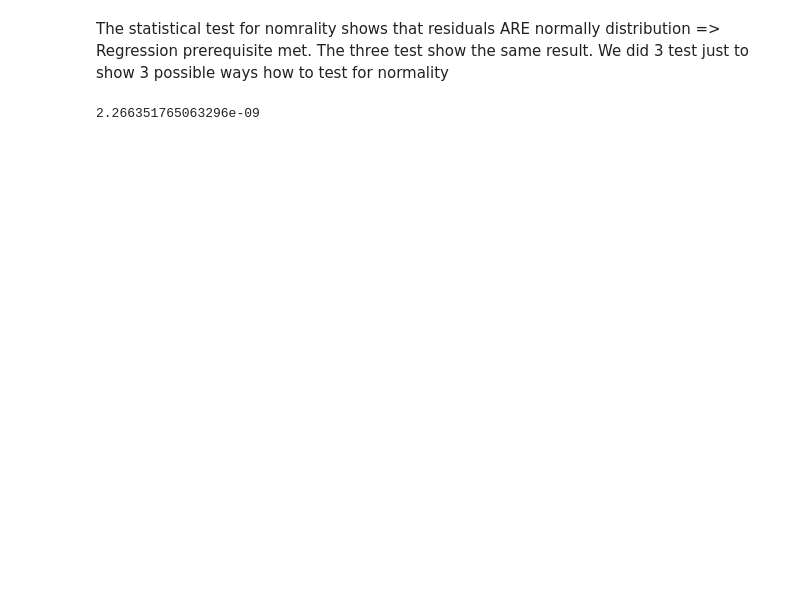
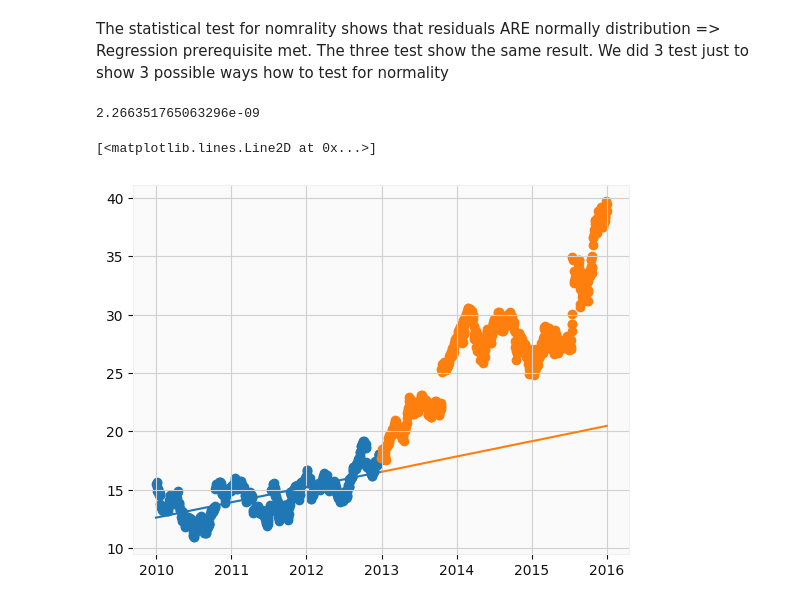
Before and after one commit to gregoja/Stock_Analysis, a Jupyter notebook: project.ipynb, the cells around one changed output. Drawn from its saved outputs; the diff is of its cells as text; code cells hidden in the pictures; blank space fills up the shorter version.

Commit message:
linear regression prediction

```diff
--- a/project.ipynb
+++ b/project.ipynb
@@ -245,8 +245,8 @@ plt.legend()
 start1 = datetime.datetime(2010,1,1)
 end1 = datetime.datetime(2012,12,31)
 
-start2 = datetime.datetime(2018,1,1)
-end2 = datetime.datetime(2021,1,1)
+start2 = datetime.datetime(2013,1,1)
+end2 = datetime.datetime(2015,12,31)
 # %%
 googleTrain = pdr.DataReader('GOOGL', 'yahoo', start1, end1)
 googleTest = pdr.DataReader('GOOGL', 'yahoo', start2, end2)
@@ -365,3 +365,20 @@ print(p)
 ## p < 0.05 => passed the test. Residuals are normally distributed. Regression prerequisite met.
 # %% [output]
 2.266351765063296e-09
+# %%
+X2coded = []
+X1last = X1codedArray[-1]
+for i in range(len(X2)):
+   X2coded.append(i+X1last)
+   #X1new.append(X1[i,0].astype(np.int64))
+X2codedArray =np.array(X2coded)
+X2codedArrayVertical = X2codedArray[:,np.newaxis]
+# %%
+yfit2 = model.predict(X2codedArrayVertical)
+plt.scatter(X1, y1) # raw data
+plt.scatter(X2, y2) # raw data
+plt.plot(X1, yfit) # model fit
+plt.plot(X2, yfit2) # model fit
+# %% [output]
+[<matplotlib.lines.Line2D at 0x...>]
+[figure, added]
```
Also changed, not shown: parts of 23 cells of this notebook, 1 other file.
